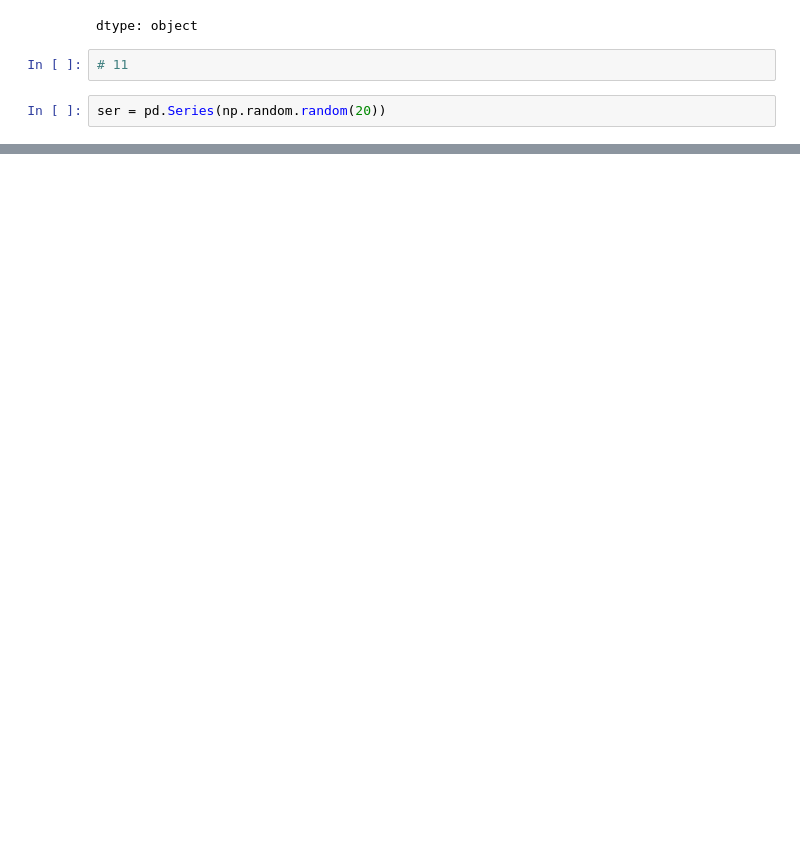
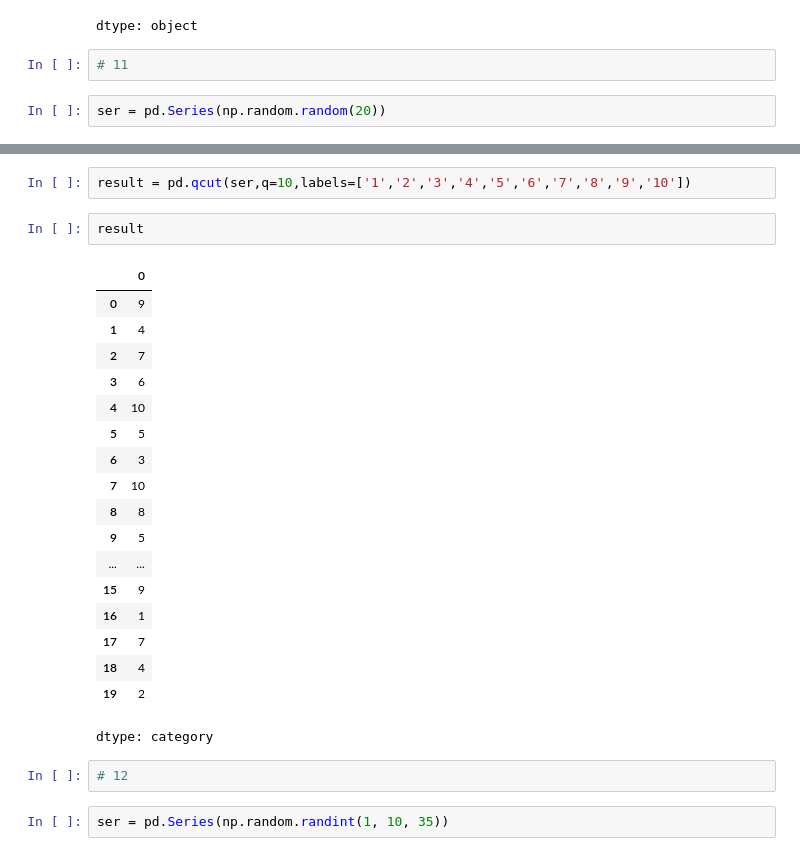
Before and after one commit to rushielevates/ML-DL-practice, a Jupyter notebook: Pandas.ipynb, the cells around one changed output, grey strips where cells are left out. Drawn from its saved outputs; the diff is of its cells as text; blank space fills up the shorter version.

```diff
--- a/Pandas.ipynb
+++ b/Pandas.ipynb
@@ -421,2 +413,29 @@ ser
 dtype: float64
+# %%
+result = pd.qcut(ser,q=10,labels=['1','2','3','4','5','6','7','8','9','10'])
+# %%
+result
+# %% [output]
+|  | 0 |
+| 0 | 9 |
+| 1 | 4 |
+| 2 | 7 |
+| 3 | 6 |
+| 4 | 10 |
+| 5 | 5 |
+| 6 | 3 |
+| 7 | 10 |
+| 8 | 8 |
+| 9 | 5 |
+| ... | ... |
+| 15 | 9 |
+| 16 | 1 |
+| 17 | 7 |
+| 18 | 4 |
+| 19 | 2 |
+dtype: category
+# %%
+# 12
+# %%
+ser = pd.Series(np.random.randint(1, 10, 35))
 # %%
```
Also changed, not shown: parts of 36 cells of this notebook.
